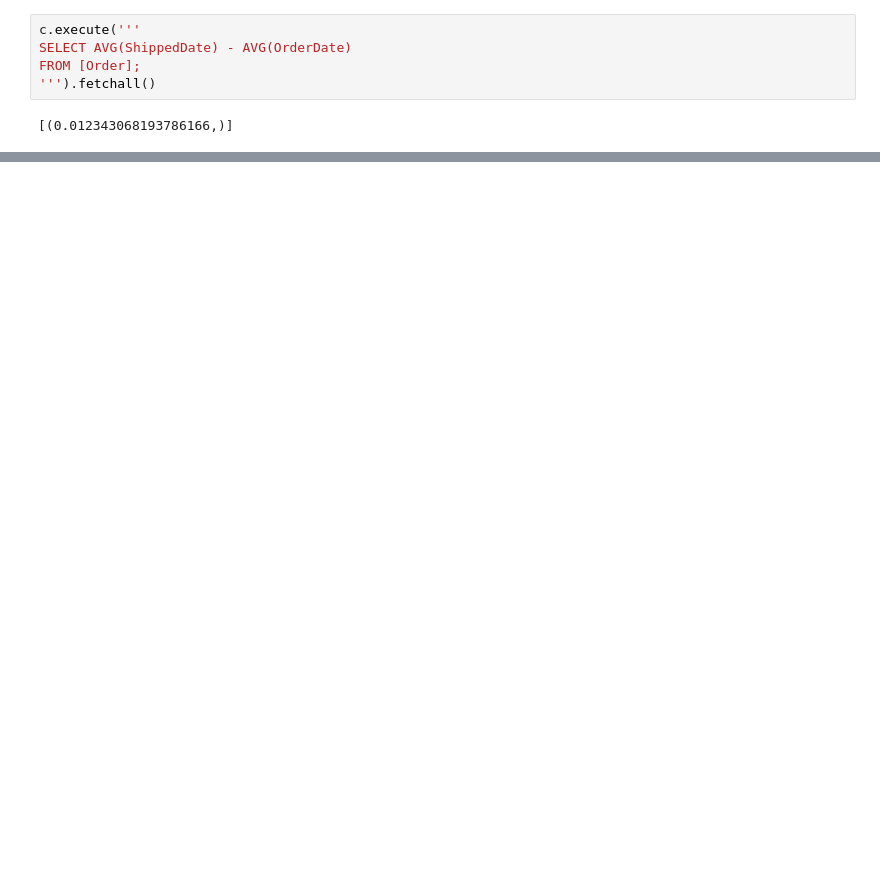
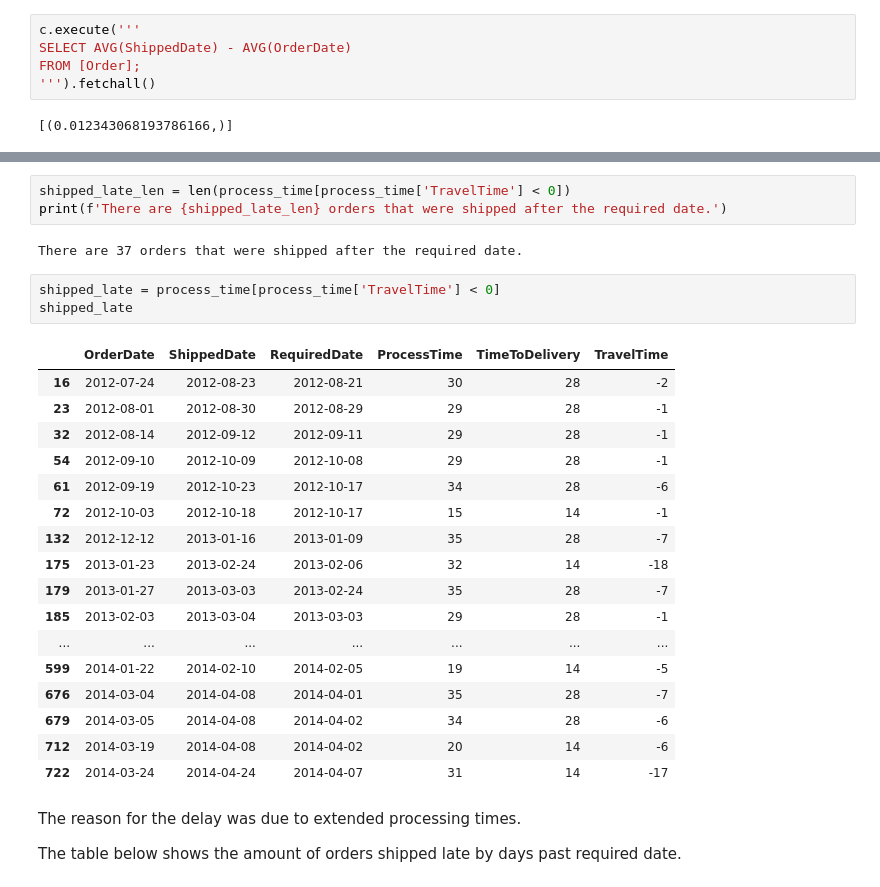
Before and after one commit to nitdip/dsc-2-final-project-online-ds-pt-100118, a Jupyter notebook: student.ipynb, the cells around one changed output, grey strips where cells are left out. Cells and saved outputs as stored; diff of their text form; blank space fills up the shorter version.

```diff
--- a/student.ipynb
+++ b/student.ipynb
@@ -595,0 +651,30 @@ import statsmodels.api
+# %%
+shipped_late_len = len(process_time[process_time['TravelTime'] < 0])
+print(f'There are {shipped_late_len} orders that were shipped after the required date.')
+# %% [output]
+There are 37 orders that were shipped after the required date.
+# %%
+shipped_late = process_time[process_time['TravelTime'] < 0]
+shipped_late
+# %% [output]
+|  | OrderDate | ShippedDate | RequiredDate | ProcessTime | TimeToDelivery | TravelTime |
+| 16 | 2012-07-24 | 2012-08-23 | 2012-08-21 | 30 | 28 | -2 |
+| 23 | 2012-08-01 | 2012-08-30 | 2012-08-29 | 29 | 28 | -1 |
+| 32 | 2012-08-14 | 2012-09-12 | 2012-09-11 | 29 | 28 | -1 |
+| 54 | 2012-09-10 | 2012-10-09 | 2012-10-08 | 29 | 28 | -1 |
+| 61 | 2012-09-19 | 2012-10-23 | 2012-10-17 | 34 | 28 | -6 |
+| 72 | 2012-10-03 | 2012-10-18 | 2012-10-17 | 15 | 14 | -1 |
+| 132 | 2012-12-12 | 2013-01-16 | 2013-01-09 | 35 | 28 | -7 |
+| 175 | 2013-01-23 | 2013-02-24 | 2013-02-06 | 32 | 14 | -18 |
+| 179 | 2013-01-27 | 2013-03-03 | 2013-02-24 | 35 | 28 | -7 |
+| 185 | 2013-02-03 | 2013-03-04 | 2013-03-03 | 29 | 28 | -1 |
+| ... | ... | ... | ... | ... | ... | ... |
+| 599 | 2014-01-22 | 2014-02-10 | 2014-02-05 | 19 | 14 | -5 |
+| 676 | 2014-03-04 | 2014-04-08 | 2014-04-01 | 35 | 28 | -7 |
+| 679 | 2014-03-05 | 2014-04-08 | 2014-04-02 | 34 | 28 | -6 |
+| 712 | 2014-03-19 | 2014-04-08 | 2014-04-02 | 20 | 14 | -6 |
+| 722 | 2014-03-24 | 2014-04-24 | 2014-04-07 | 31 | 14 | -17 |
+# %% [markdown]
+The reason for the delay was due to extended processing times.
+
+The table below shows the amount of orders shipped late by days past required date.
```
Also changed, not shown: parts of 32 cells of this notebook.
